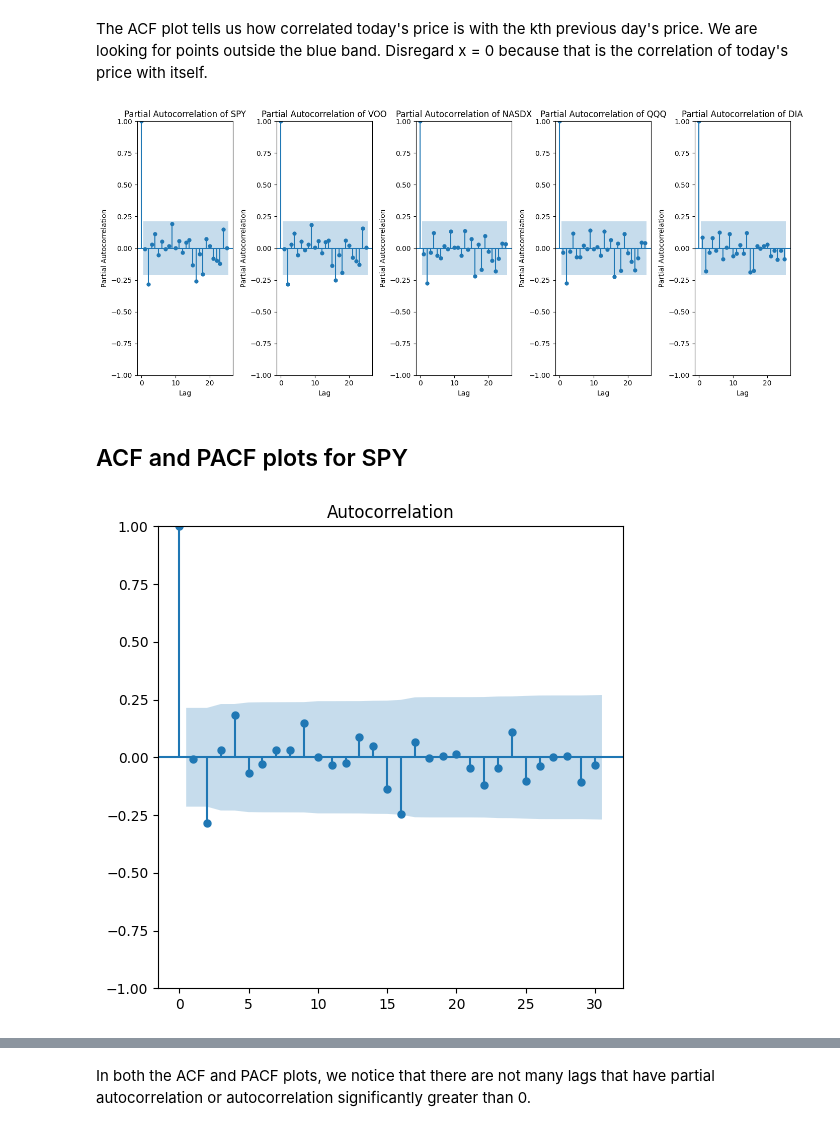
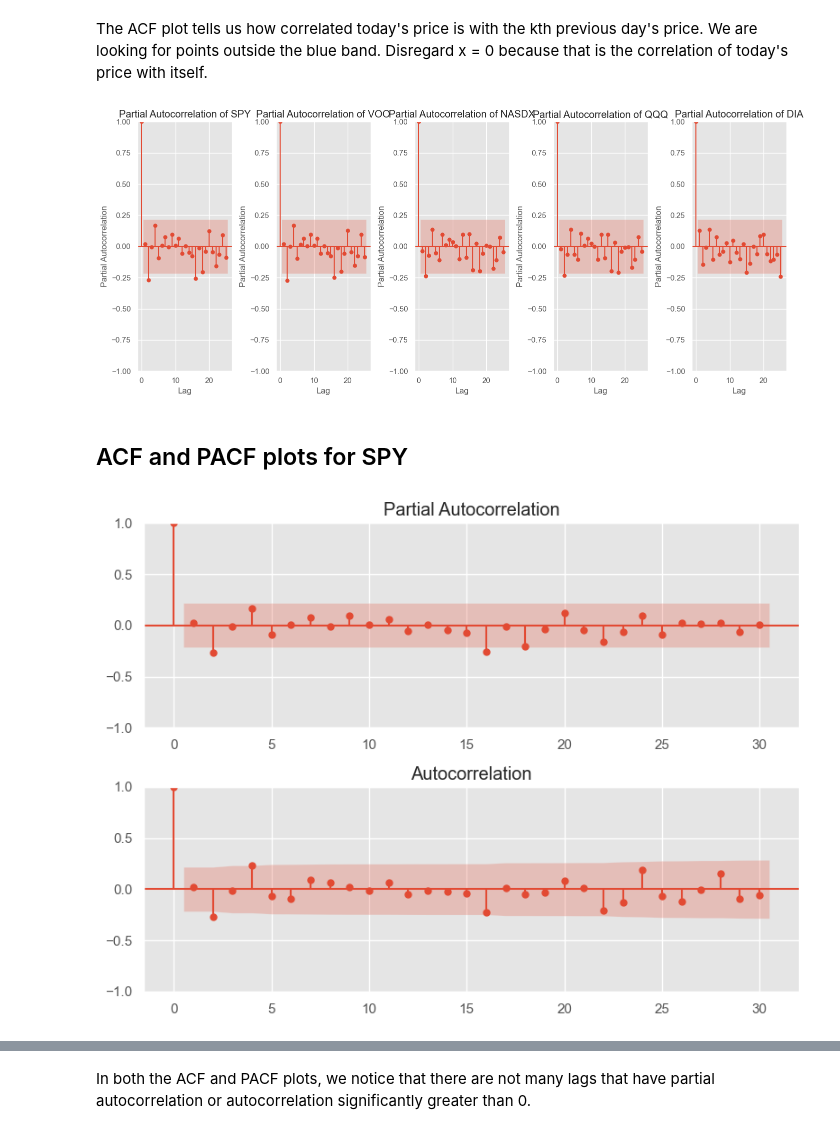
Before and after one commit to kevoinno/gary-s24, a Jupyter notebook: garys24_eda.ipynb, the cells around one changed output, grey strips where cells are left out. Saved outputs shown, nothing was run; the diff lists cells and outputs as text; code cells hidden in the pictures.

Commit message:
fixed plots

```diff
--- a/garys24_eda.ipynb
+++ b/garys24_eda.ipynb
@@ -22,6 +22,8 @@ from datetime import timedelta
 from sklearn.metrics import root_mean_squared_error
 from pmdarima.arima import auto_arima
 from helper import perform_adf_test, transform_data, split_data, undo_transformations, evaluate_model, random_walk, evaluate_rw
+
+sns.set_theme()
 # %% [markdown]
 ## Data Collection
 # %%
@@ -75,0 +73,14 @@ plt.xticks(rotation = 45);
+# %%
+fig, ax = plt.subplots(figsize=(6,6))
+
+plt.style.use('ggplot')
+plt.plot(spy_data);
+plt.xticks(rotation = 45);
+plt.title('Adjusted Close Price of SPY Feb 2024 - Present');
+plt.ylabel('Adjusted Close Price ($)');
+plt.xlabel('Time');
+for date in pd.date_range(start=spy_data.index.min(), end=spy_data.index.max(), freq='MS'):
+    plt.axvline(x=date, color='grey', linestyle='--', linewidth=1)
+plt.tight_layout()
+
+plt.savefig('spy_time_series_month.png', dpi = 300)
@@ -75,0 +93,13 @@ plt.xticks(rotation = 45);
+# %%
+plt.style.use('ggplot')
+
+fig, ax = plt.subplots(figsize=(6,6))
+plt.plot(full_spy_data);
+plt.xticks(rotation = 45);
+plt.title('Adjusted Close Price of SPY 2014-2024');
+plt.ylabel('Adjusted Close Price ($)');
+plt.xlabel('Time');
+for date in pd.date_range(start=full_spy_data.index.min(), end=full_spy_data.index.max(), freq='YE'):
+    plt.axvline(x=date, color='grey', linestyle='--', linewidth=1)
+
+plt.savefig('spy_time_series_year.png', dpi = 300)
@@ -165,11 +197,14 @@ for i, ticker in enumerate(tickers):
 plt.tight_layout()
 plt.show()
 # %% [output]
-[figure, old version]
+[figure, new version]
 # %% [markdown]
 ## ACF and PACF plots for SPY
 # %%
-fig, ax = plt.subplots(figsize=(6,6))
-fig = plot_acf(spy_data.diff().dropna(), lags = 30, ax = ax)
+fig, ax = plt.subplots(2, 1, figsize=(8,6))
+plot_pacf(spy_data.diff().dropna(), lags = 30, ax = ax[0])
+fig = plot_acf(spy_data.diff().dropna(), lags = 30, ax = ax[1])
+plt.tight_layout()
+plt.savefig('pacf_acf.png', dpi = 300)
 # %% [output]
-[figure, old version]
+[figure, new version]
```
Also changed, not shown: parts of 30 cells of this notebook.
